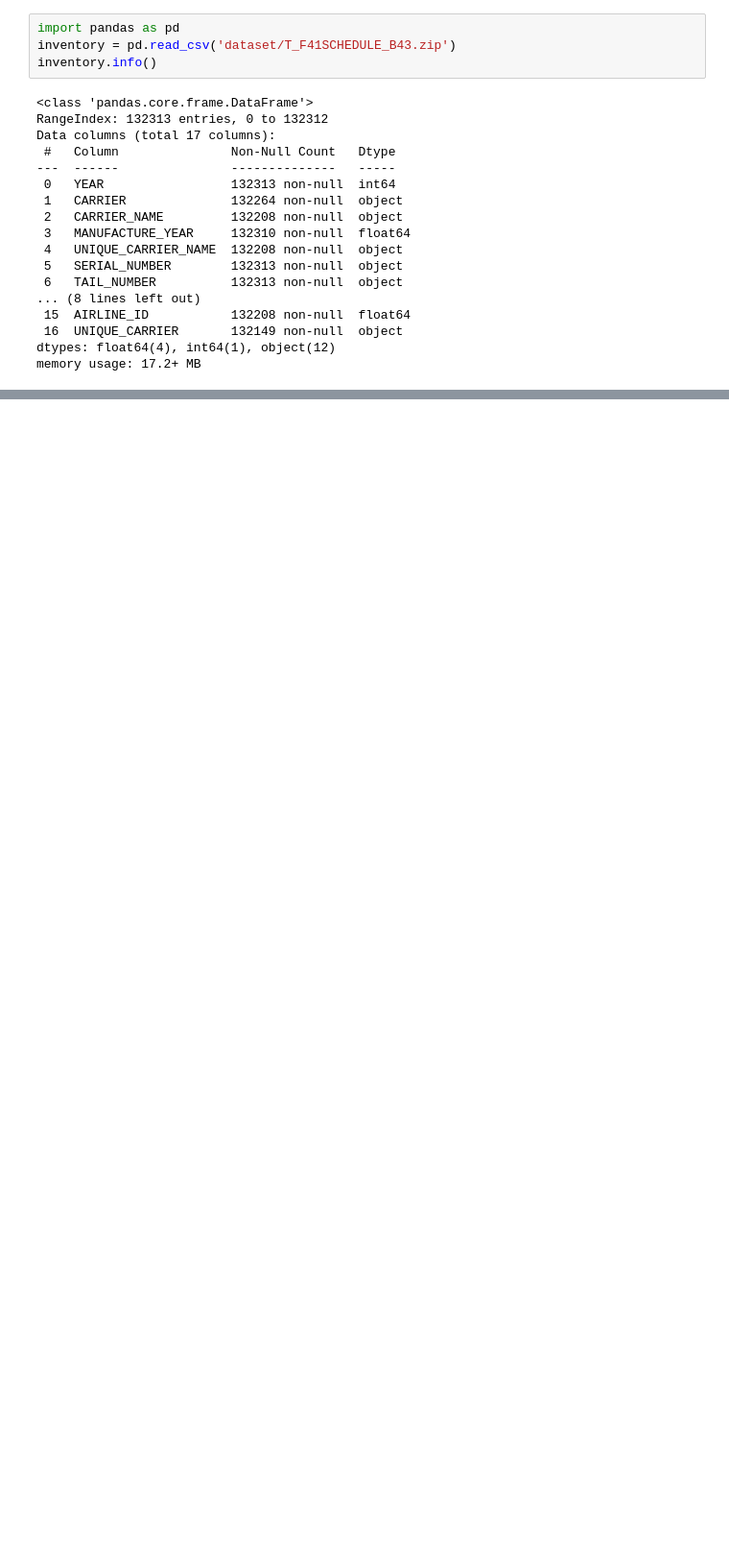
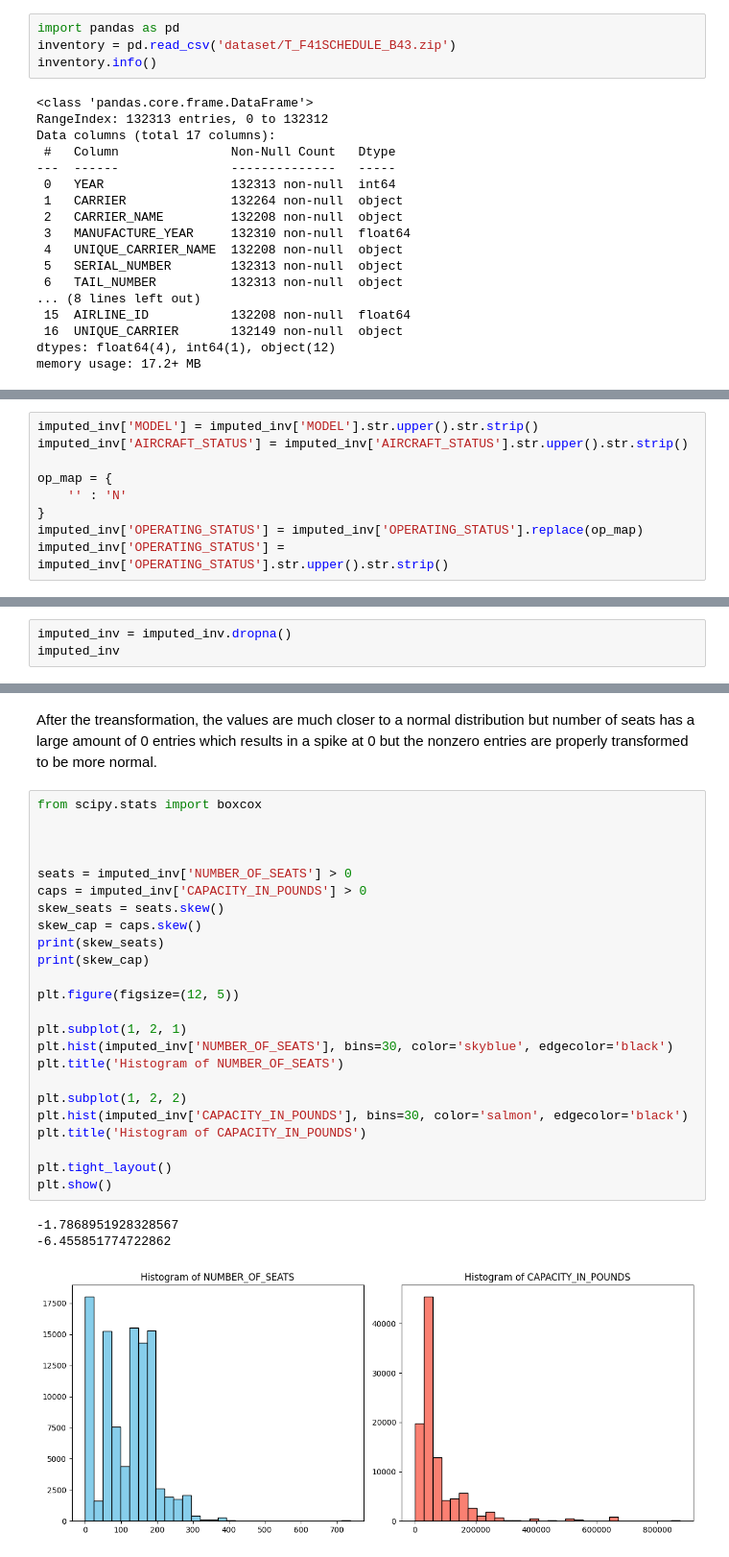
Before and after one commit to vDxbs/DE300, a Jupyter notebook: Homework1.ipynb, the cells around one changed output, grey strips where cells are left out. Shown at 96% size. Saved outputs shown, nothing was run; the diff lists cells and outputs as text; blank space fills up the shorter version.

```diff
--- a/Homework1.ipynb
+++ b/Homework1.ipynb
@@ -74,0 +109,9 @@ msno.matrix(inventory)
+# %%
+imputed_inv['MODEL'] = imputed_inv['MODEL'].str.upper().str.strip()
+imputed_inv['AIRCRAFT_STATUS'] = imputed_inv['AIRCRAFT_STATUS'].str.upper().str.strip()
+
+op_map = {
+    '' : 'N'
+}
+imputed_inv['OPERATING_STATUS'] = imputed_inv['OPERATING_STATUS'].replace(op_map)
+imputed_inv['OPERATING_STATUS'] = imputed_inv['OPERATING_STATUS'].str.upper().str.strip()
@@ -74,0 +127,3 @@ msno.matrix(inventory)
+# %%
+imputed_inv = imputed_inv.dropna()
+imputed_inv
@@ -74,0 +133,30 @@ msno.matrix(inventory)
+# %% [markdown]
+After the treansformation, the values are much closer to a normal distribution but number of seats has a large amount of 0 entries which results in a spike at 0 but the nonzero entries are properly transformed to be more normal.
+# %%
+from scipy.stats import boxcox
+
+
+
+seats = imputed_inv['NUMBER_OF_SEATS'] > 0
+caps = imputed_inv['CAPACITY_IN_POUNDS'] > 0
+skew_seats = seats.skew()
+skew_cap = caps.skew()
+print(skew_seats)
+print(skew_cap)
+
+plt.figure(figsize=(12, 5))
+
+plt.subplot(1, 2, 1)
+plt.hist(imputed_inv['NUMBER_OF_SEATS'], bins=30, color='skyblue', edgecolor='black')
+plt.title('Histogram of NUMBER_OF_SEATS')
+
+plt.subplot(1, 2, 2)
+plt.hist(imputed_inv['CAPACITY_IN_POUNDS'], bins=30, color='salmon', edgecolor='black')
+plt.title('Histogram of CAPACITY_IN_POUNDS')
+
+plt.tight_layout()
+plt.show()
+# %% [output]
+-1.7868951928328567
+-6.455851774722862
+[figure, added]
```
Also changed, not shown: parts of 14 cells of this notebook.
